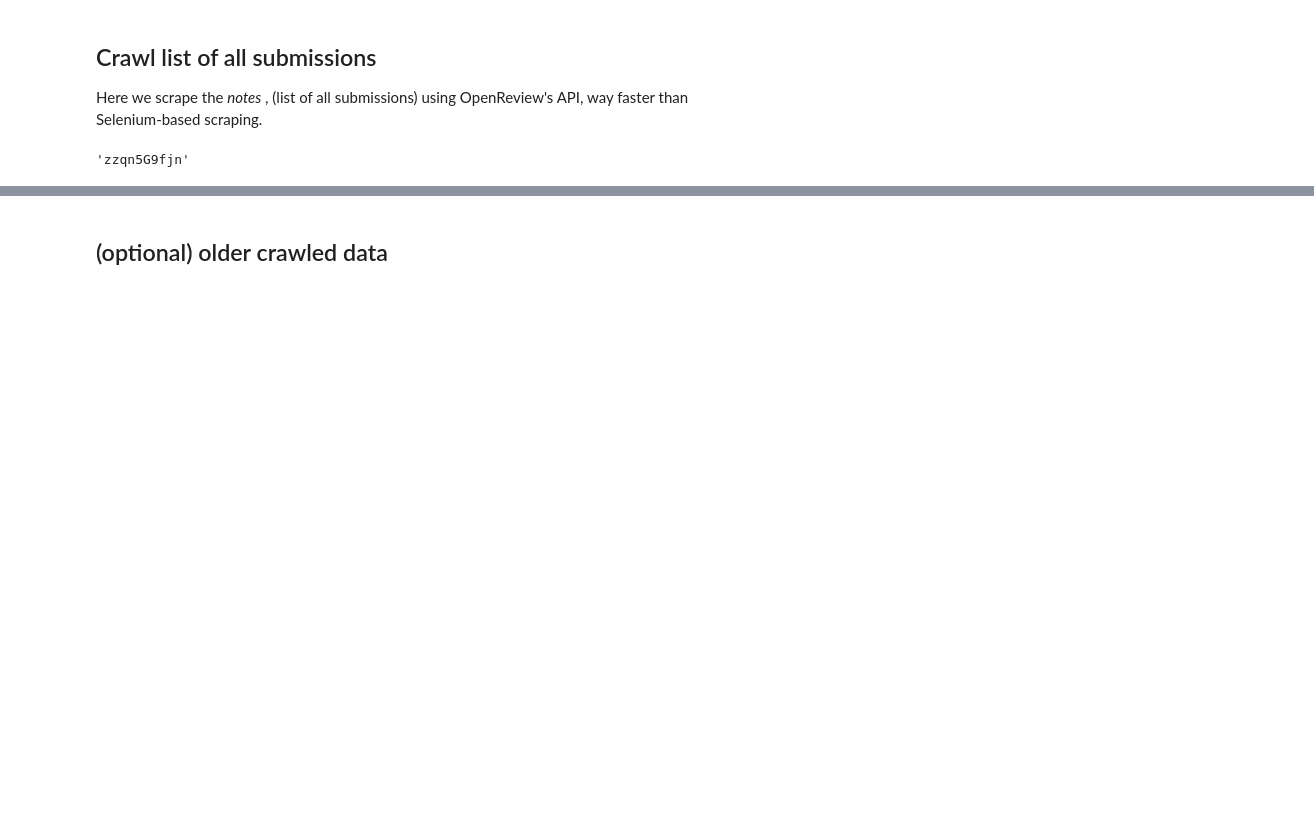
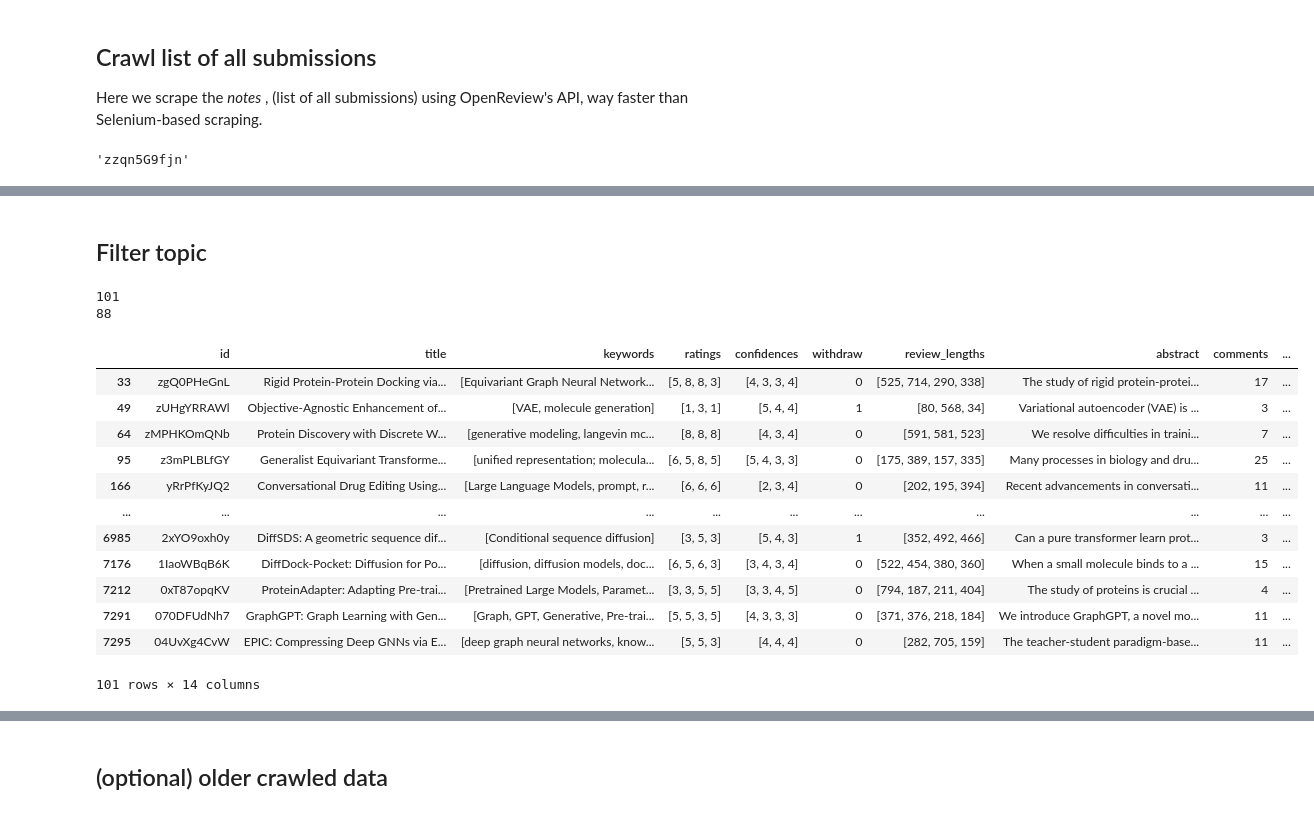
Before and after one commit to hughplay/ICLR2024-OpenReviewData, a Jupyter notebook: notebooks/0a. Parse data.ipynb, the cells around one changed output, grey strips where cells are left out. Cells and saved outputs as stored; diff of their text form; code cells hidden in the pictures; blank space fills up the shorter version.

```diff
--- a/notebooks/0a. Parse data.ipynb
+++ b/notebooks/0a. Parse data.ipynb
@@ -129,0 +90,24 @@ Number of submissions: 3804
+# %% [markdown]
+## Filter topic
+# %%
+notes_pr = notes[notes.abstract.str.contains("protein")]
+notes_pr.to_csv(f"../data/iclr2024_protein_{time.strftime('%Y%m%d')}.csv", index=False)
+print(len(notes_pr))
+print(len(notes_pr[notes_pr.withdraw==0]))
+notes_pr
+# %% [output]
+101
+88
+|  | id | title | keywords | ratings | confidences | withdraw | review_lengths | abstract | comments | ... |
+| 33 | zgQ0PHeGnL | Rigid Protein-Protein Docking via... | [Equivariant Graph Neural Network... | [5, 8, 8, 3] | [4, 3, 3, 4] | 0 | [525, 714, 290, 338] | The study of rigid protein-protei... | 17 | ... |
+| 49 | zUHgYRRAWl | Objective-Agnostic Enhancement of... | [VAE, molecule generation] | [1, 3, 1] | [5, 4, 4] | 1 | [80, 568, 34] | Variational autoencoder (VAE) is ... | 3 | ... |
+| 64 | zMPHKOmQNb | Protein Discovery with Discrete W... | [generative modeling, langevin mc... | [8, 8, 8] | [4, 3, 4] | 0 | [591, 581, 523] | We resolve difficulties in traini... | 7 | ... |
+| 95 | z3mPLBLfGY | Generalist Equivariant Transforme... | [unified representation; molecula... | [6, 5, 8, 5] | [5, 4, 3, 3] | 0 | [175, 389, 157, 335] | Many processes in biology and dru... | 25 | ... |
+| 166 | yRrPfKyJQ2 | Conversational Drug Editing Using... | [Large Language Models, prompt, r... | [6, 6, 6] | [2, 3, 4] | 0 | [202, 195, 394] | Recent advancements in conversati... | 11 | ... |
+| ... | ... | ... | ... | ... | ... | ... | ... | ... | ... | ... |
+| 6985 | 2xYO9oxh0y | DiffSDS: A geometric sequence dif... | [Conditional sequence diffusion] | [3, 5, 3] | [5, 4, 3] | 1 | [352, 492, 466] | Can a pure transformer learn prot... | 3 | ... |
+| 7176 | 1IaoWBqB6K | DiffDock-Pocket: Diffusion for Po... | [diffusion, diffusion models, doc... | [6, 5, 6, 3] | [3, 4, 3, 4] | 0 | [522, 454, 380, 360] | When a small molecule binds to a ... | 15 | ... |
+| 7212 | 0xT87opqKV | ProteinAdapter: Adapting Pre-trai... | [Pretrained Large Models, Paramet... | [3, 3, 5, 5] | [3, 3, 4, 5] | 0 | [794, 187, 211, 404] | The study of proteins is crucial ... | 4 | ... |
+| 7291 | 070DFUdNh7 | GraphGPT: Graph Learning with Gen... | [Graph, GPT, Generative, Pre-trai... | [5, 5, 3, 5] | [4, 3, 3, 3] | 0 | [371, 376, 218, 184] | We introduce GraphGPT, a novel mo... | 11 | ... |
+| 7295 | 04UvXg4CvW | EPIC: Compressing Deep GNNs via E... | [deep graph neural networks, know... | [5, 5, 3] | [4, 4, 4] | 0 | [282, 705, 159] | The teacher-student paradigm-base... | 11 | ... |
+101 rows × 14 columns
```
Also changed, not shown: parts of 6 cells of this notebook, 26 other files.
